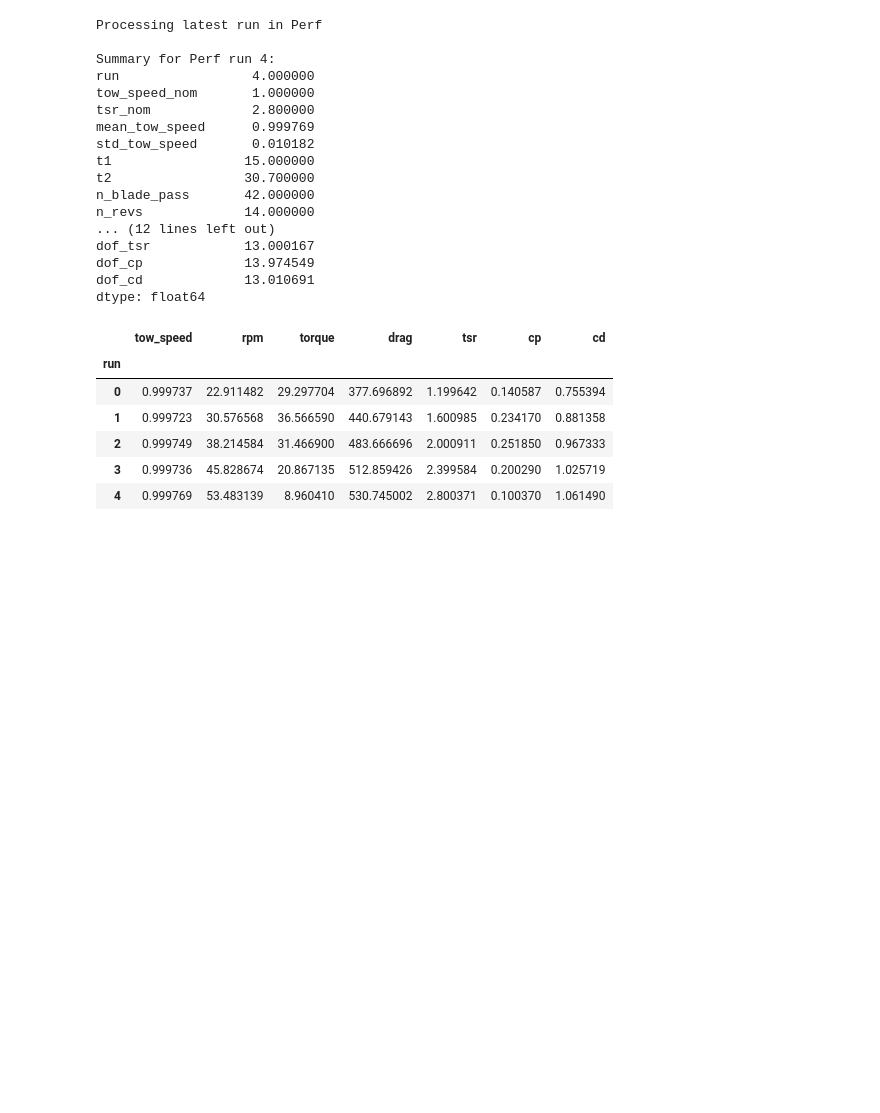
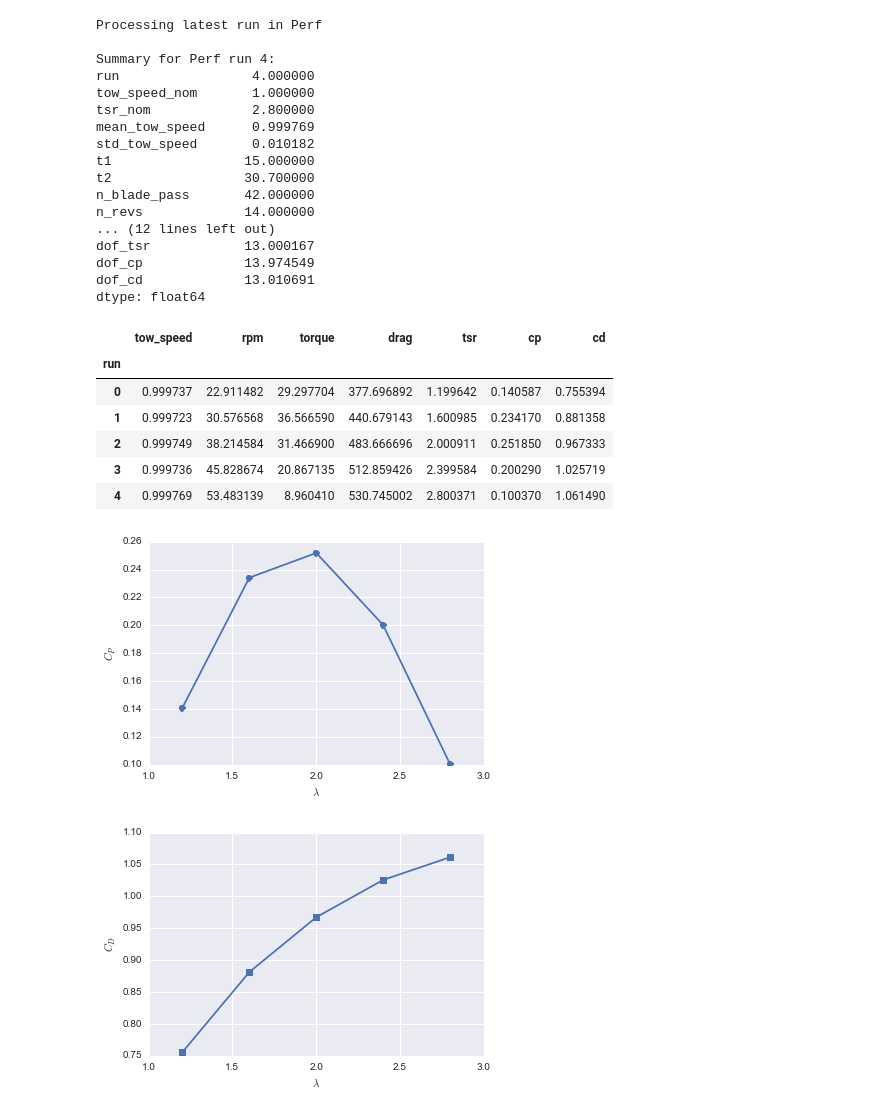
Before and after one commit to UNH-CORE/2014-09-24-turbine-test-bed-demo, a Jupyter notebook: Documents/Lab notebooks/2015.09.24.ipynb, the cells around one changed output. Drawn from its saved outputs; the diff is of its cells as text; code cells hidden in the pictures; blank space fills up the shorter version.

Commit message:
Actually add plots to lab notebook

```diff
--- a/Documents/Lab notebooks/2015.09.24.ipynb
+++ b/Documents/Lab notebooks/2015.09.24.ipynb
@@ -71,4 +71,14 @@ s.data
 # %%
 plt.figure()
 plt.plot(s.data.tsr, s.data.cp, "-o")
-plt.xlabel(r"$\)
+plt.xlabel(r"$\lambda$")
+plt.ylabel(r"$C_P$")
+
+plt.figure()
+plt.plot(s.data.tsr, s.data.cd, "-s")
+plt.xlabel(r"$\lambda$")
+plt.ylabel(r"$C_D$")
+plt.show()
+# %% [output]
+[figure, added]
+[figure, added]
```
